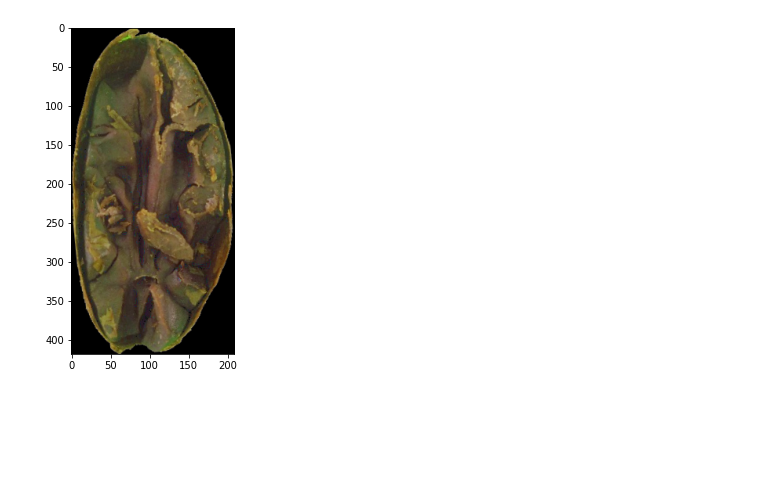
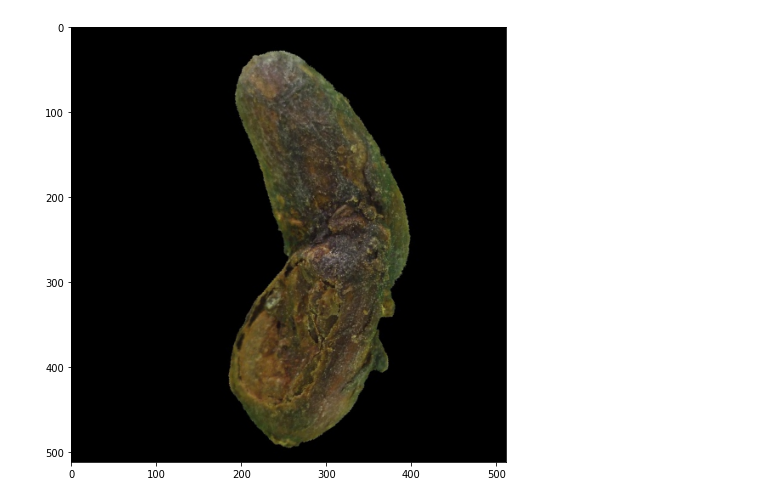
Before and after one commit to quanglochuynh/thesis2022, a Jupyter notebook: MLP_approach/geometry_extract.ipynb, the cells around one changed output. Saved outputs shown, nothing was run; the diff lists cells and outputs as text; code cells hidden in the pictures; blank space fills up the shorter version.

```diff
--- a/MLP_approach/geometry_extract.ipynb
+++ b/MLP_approach/geometry_extract.ipynb
@@ -6,25 +6,25 @@ from image_extractor import preprocess_hsv, seperate_chanel, statistic_analysis,
 # %%
 # image_dir  = 'D:/Thesis_data/Backups/Color_Corrected_512x512/Agglutinated/image (2).JPG'
 # image_dir  = 'D:/Thesis_data/Backups/Color_Corrected_512x512/Brittle/image (87).JPG'
 # image_dir = 'D:/Thesis_data/Backups/Color_Corrected_512x512/Plated_Purple/image (10).JPG'
 # image_dir = 'D:/Thesis_data/Backups/Color_Corrected_512x512/Compartmentalized_Purple/image (100).JPG'
 # image_dir = 'D:/Thesis_data/Backups/Color_Corrected_512x512/Compartmentalized_White/image (23).JPG'
 # image_dir = 'D:/Thesis_data/Backups/Color_Corrected_512x512/Plated_White/image (72).JPG'
 # image_dir = 'D:/Thesis_data/Backups/Color_Corrected_512x512/Plated_Slaty/image (71).JPG'
 # image_dir = 'D:/Thesis_data/Backups/Color_Corrected_512x512/Compartmentalized_Slaty/image (56).JPG'
-image_dir = 'D:/Thesis_data/Backups/Color_Corrected_512x512/Compartmentalized_Brown/image (3).JPG'
-
+image_dir = '/Users/lochuynhquang/Desktop/Color_Corrected_512x512/Plated_White/image (44).JPG'
+image_dir = '/Users/lochuynhquang/Desktop/Color_Corrected_512x512/Agglutinated/image (95).JPG'
 
 
 # plt.rcParams['figure.dpi'] = 102.46
-plt.rcParams["figure.figsize"] = (6,6)
+# plt.rcParams["figure.figsize"] = (8,8)
 lut1 = init_lut(fn=linear_fn, coefficient=15)
 lut2 = init_lut(fn=curved, coefficient=1.5)
 
 image = cv2.imread(image_dir)
 image_hsv , cnt, ell, im3= preprocess_hsv(image, lut1, lut2, Contour=True, origin_bgr=True)
-image_rgb = cv2.cvtColor(image_hsv, cv2.COLOR_HSV2RGB)
+image_rgb = cv2.cvtColor(im3, cv2.COLOR_BGR2RGB)
 plt.imshow(image_rgb)
 plt.show()
 # %% [output]
-[figure, old version]
+[figure, new version]
```
Also changed, not shown: parts of 4 cells of this notebook, 2 other files.
